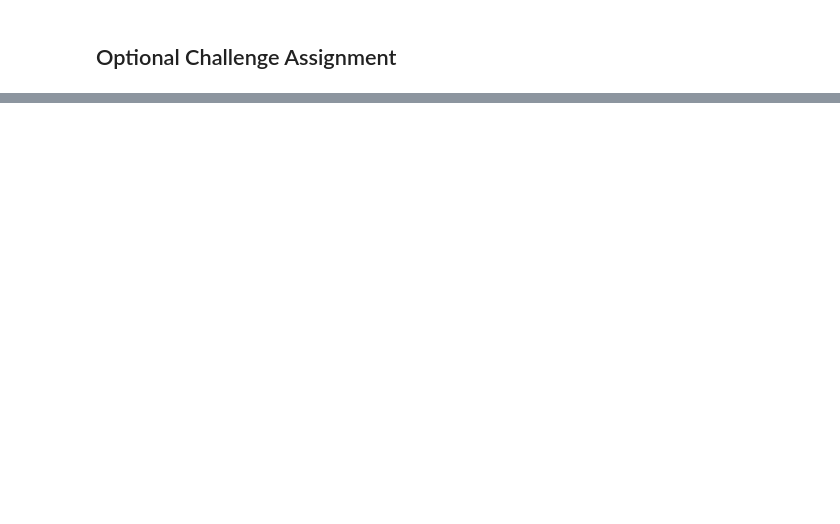
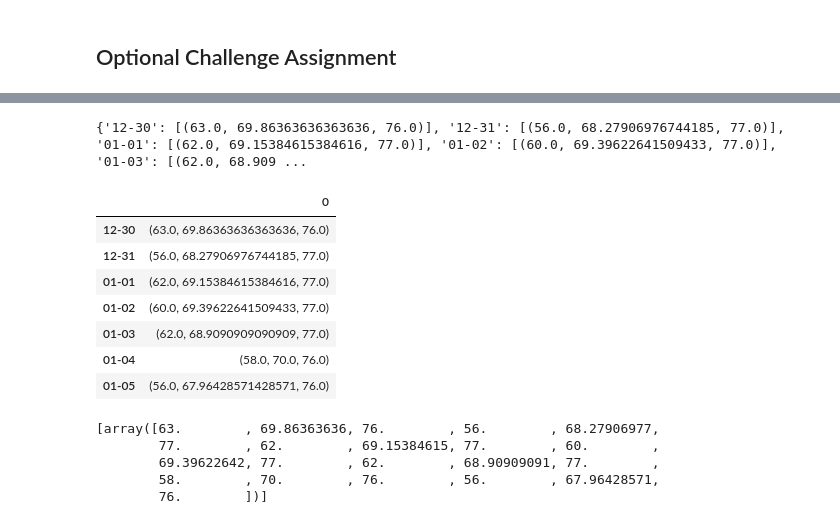
Before and after one commit to boar1ang/sqlalchemy-challenge, a Jupyter notebook: climate_starter.ipynb, the cells around one changed output, grey strips where cells are left out. Cells and saved outputs as stored; diff of their text form; code cells hidden in the pictures; blank space fills up the shorter version.

Commit message:
Fri. push

```diff
--- a/climate_starter.ipynb
+++ b/climate_starter.ipynb
@@ -332,28 +564,28 @@ daily_normals("01-01")
 # %%
-# Calculate the daily normals for your trip
-# Set the start and end date of the trip
+# Calculate the daily normals for your trip; Set the start and end date of the trip
 start_date = '2017-12-30'
 end_date = '2018-01-05'
-end_date
-
 # Use the start and end date to create a range of dates
 # Stip off the year and save a list of %m-%d strings
 start_date_obj = dt.datetime.strptime(start_date, '%Y-%m-%d')
-print(start_date_obj)
+print(f"Start date is {start_date_obj}.")
+print("")
 end_date_obj = dt.datetime.strptime(end_date,'%Y-%m-%d')
-print(end_date_obj)
-
+print(f"End date is {end_date_obj}.")
+print("")
 date_range = []
-# # # push each tuple of calculations into a list called `normals`
+# # # # push each tuple of calculations into a list called `normals`
 normals = []
 
-for i in range (1,7):
-    date = start_date_obj + dt.timedelta(days=1)
+for i in range (0,7):
+    date = start_date_obj + dt.timedelta(days=i)
     date_range.append(date)
 
-    date_string = dt.datetime.strftime(start_date_obj, '%m-%d')
-# Loop through the list of %m-%d strings and calculate the normals for each date
-    normals.append(date_string)
-
-print(date_range)
-print(normals)
+print(f"The date range is {date_range}.")
+print("")
+date_list = [dt.datetime.strftime(start_date_obj + dt.timedelta(days = j), '%m-%d') for j in range (0,7)]
+print(f"Date list: {date_list}.")
+print("")
+#Loop through the list of %m-%d strings and calculate the normals for each date
+normal_temps = [daily_normals(date) for date in date_list]
+normal_temps
@@ -362,2 +607,29 @@ print(normals)
+# %%
+dictionary = dict(zip(date_list, normal_temps))
+print(dictionary)
+# %% [output]
+{'12-30': [(63.0, 69.86363636363636, 76.0)], '12-31': [(56.0, 68.27906976744185, 77.0)], '01-01': [(62.0, 69.15384615384616, 77.0)], '01-02': [(60.0, 69.39622641509433, 77.0)], '01-03': [(62.0, 68.909 ...
+# %%
+trip_df = pd.DataFrame(dictionary)
+trip_df = trip_df.T
+trip_df
+# %% [output]
+|  | 0 |
+| 12-30 | (63.0, 69.86363636363636, 76.0) |
+| 12-31 | (56.0, 68.27906976744185, 77.0) |
+| 01-01 | (62.0, 69.15384615384616, 77.0) |
+| 01-02 | (60.0, 69.39622641509433, 77.0) |
+| 01-03 | (62.0, 68.9090909090909, 77.0) |
+| 01-04 | (58.0, 70.0, 76.0) |
+| 01-05 | (56.0, 67.96428571428571, 76.0) |
+# %%
+normal_temps_unpacked = [np.ravel(normal_temps)]
+normal_temps_unpacked
+# %% [output]
+[array([63.        , 69.86363636, 76.        , 56.        , 68.27906977,
+        77.        , 62.        , 69.15384615, 77.        , 60.        ,
+        69.39622642, 77.        , 62.        , 68.90909091, 77.        ,
+        58.        , 70.        , 76.        , 56.        , 67.96428571,
+        76.        ])]
 # %%
 # Plot the daily normals as an area plot with `stacked=False`
```
Also changed, not shown: parts of 32 cells of this notebook, 3 other files.
